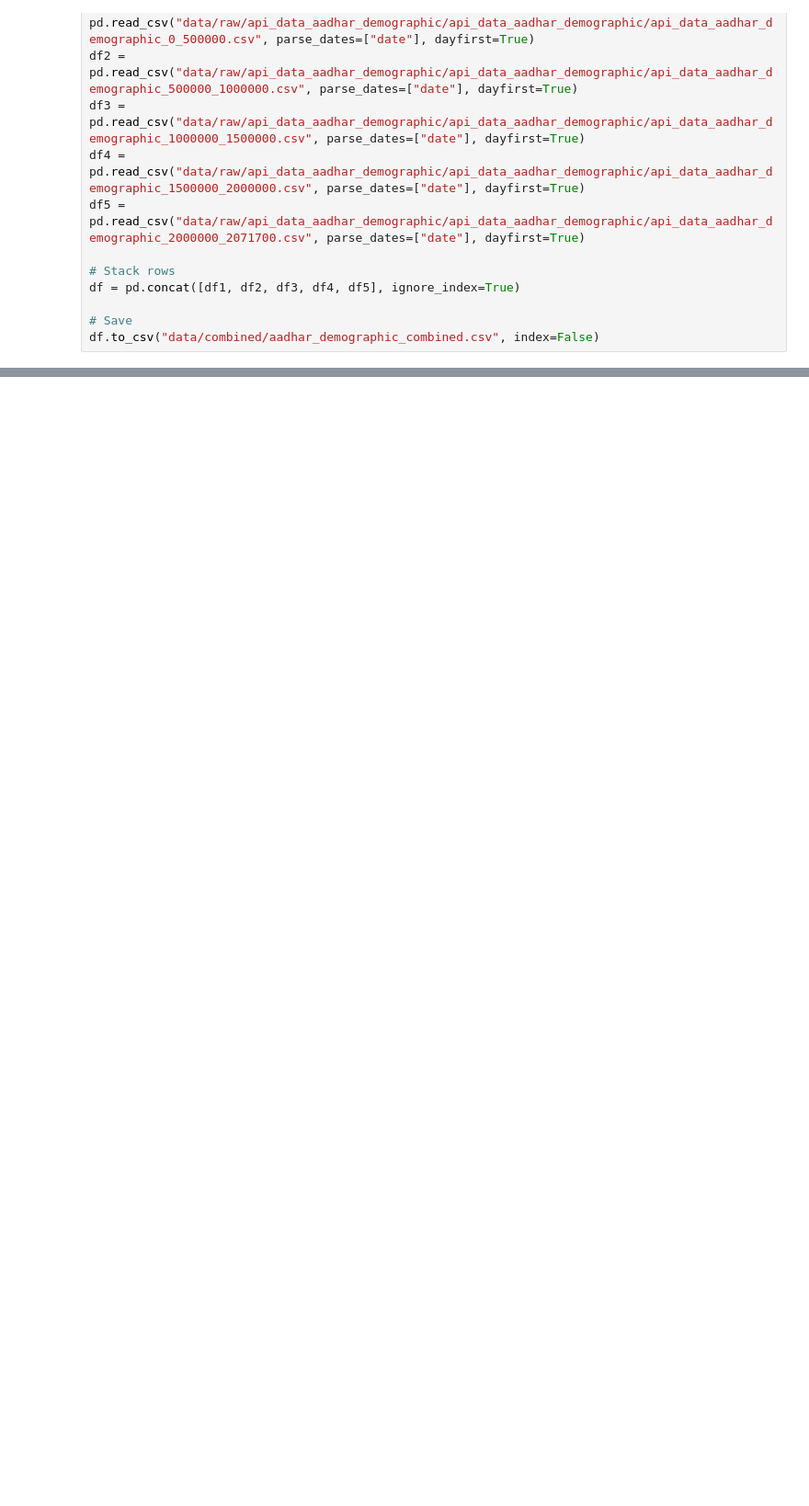
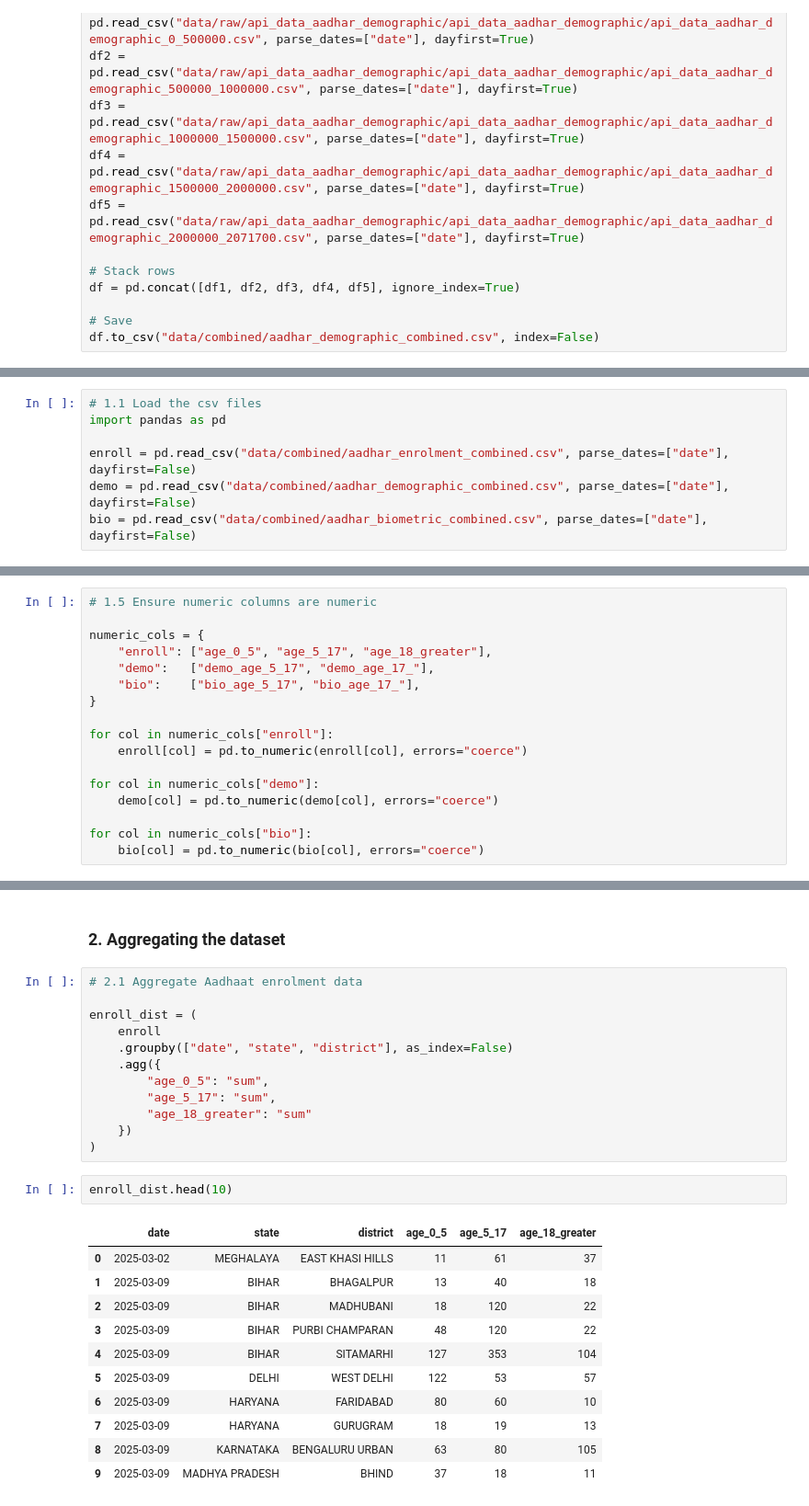
Before and after one commit to MayankDash/Aadhar_UIDAI_DataExploration, a Jupyter notebook: 01_data_preprocessing.ipynb, the cells around one changed output, grey strips where cells are left out. Shown at 92% size. Drawn from its saved outputs; the diff is of its cells as text; blank space fills up the shorter version.

```diff
--- a/01_data_preprocessing.ipynb
+++ b/01_data_preprocessing.ipynb
@@ -46,0 +45,7 @@ len(df)
+# %%
+# 1.1 Load the csv files
+import pandas as pd
+
+enroll = pd.read_csv("data/combined/aadhar_enrolment_combined.csv", parse_dates=["date"], dayfirst=False)
+demo = pd.read_csv("data/combined/aadhar_demographic_combined.csv", parse_dates=["date"], dayfirst=False)
+bio = pd.read_csv("data/combined/aadhar_biometric_combined.csv", parse_dates=["date"], dayfirst=False)
@@ -46,0 +98,17 @@ len(df)
+# %%
+# 1.5 Ensure numeric columns are numeric
+
+numeric_cols = {
+    "enroll": ["age_0_5", "age_5_17", "age_18_greater"],
+    "demo":   ["demo_age_5_17", "demo_age_17_"],
+    "bio":    ["bio_age_5_17", "bio_age_17_"],
+}
+
+for col in numeric_cols["enroll"]:
+    enroll[col] = pd.to_numeric(enroll[col], errors="coerce")
+
+for col in numeric_cols["demo"]:
+    demo[col] = pd.to_numeric(demo[col], errors="coerce")
+
+for col in numeric_cols["bio"]:
+    bio[col] = pd.to_numeric(bio[col], errors="coerce")
@@ -46,0 +123,28 @@ len(df)
+# %% [markdown]
+### 2. Aggregating the dataset
+# %%
+# 2.1 Aggregate Aadhaat enrolment data
+
+enroll_dist = (
+    enroll
+    .groupby(["date", "state", "district"], as_index=False)
+    .agg({
+        "age_0_5": "sum",
+        "age_5_17": "sum",
+        "age_18_greater": "sum"
+    })
+)
+# %%
+enroll_dist.head(10)
+# %% [output]
+|  | date | state | district | age_0_5 | age_5_17 | age_18_greater |
+| 0 | 2025-03-02 | MEGHALAYA | EAST KHASI HILLS | 11 | 61 | 37 |
+| 1 | 2025-03-09 | BIHAR | BHAGALPUR | 13 | 40 | 18 |
+| 2 | 2025-03-09 | BIHAR | MADHUBANI | 18 | 120 | 22 |
+| 3 | 2025-03-09 | BIHAR | PURBI CHAMPARAN | 48 | 120 | 22 |
+| 4 | 2025-03-09 | BIHAR | SITAMARHI | 127 | 353 | 104 |
+| 5 | 2025-03-09 | DELHI | WEST DELHI | 122 | 53 | 57 |
+| 6 | 2025-03-09 | HARYANA | FARIDABAD | 80 | 60 | 10 |
+| 7 | 2025-03-09 | HARYANA | GURUGRAM | 18 | 19 | 13 |
+| 8 | 2025-03-09 | KARNATAKA | BENGALURU URBAN | 63 | 80 | 105 |
+| 9 | 2025-03-09 | MADHYA PRADESH | BHIND | 37 | 18 | 11 |
```
Also changed, not shown: parts of 47 cells of this notebook, 9 other files.
